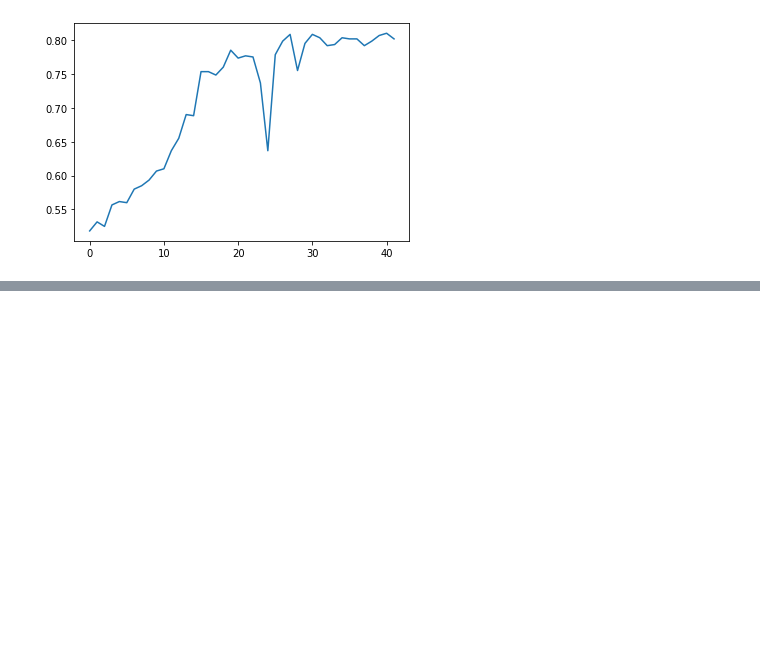
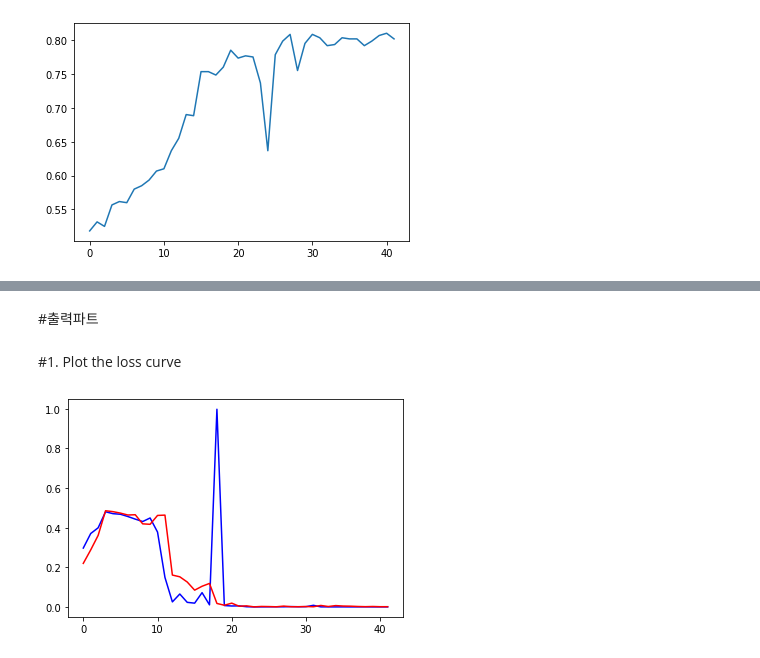
Before and after one commit to CJavaPython/AssignmentFolder, a Jupyter notebook: Assignment11/Assignment11.ipynb, the cells around one changed output, grey strips where cells are left out. Cells and saved outputs as stored; diff of their text form; code cells hidden in the pictures; blank space fills up the shorter version.

Commit message:
plot quantitive results

```diff
--- a/Assignment11/Assignment11.ipynb
+++ b/Assignment11/Assignment11.ipynb
@@ -176,8 +176,6 @@ cuda-libraries-dev-10-0 is already the newest version (10.0.130-1).
 + set +ex
 Installation succeeded!
 # %%
-#뒤집지 않은거
-
 #상수
 iter = 0
 #if learning rate is too small
@@ -195,12 +193,11 @@ test_accuracy_list = []
 train_correct = 0
 test_correct = 0
 
-threshold = 0.00005
-#correct / miss list
-correct_label = []
-correct_image = []
-miss_label = []
-miss_image = []
+threshold = 0.00003
+#prediction
+y_pred_train = np.zeros(len(X_train))
+y_pred_test = np.zeros(len(X_test))
+
 #to use convergence append 0
 train_loss_list.append(0)
 
@@ -253,6 +250,7 @@ while iter < 100:
 
     if T.argmax(axis = 0) == y_train[i]:
       train_correct += 1
+    y_pred_train[i] = T.argmax()
 
     #test
     if i < 600:
@@ -269,7 +267,7 @@ while iter < 100:
       testing_loss = np.abs(t_loss) + lmbd * (np.sum(u ** 2) + np.sum(v ** 2) + np.sum(w ** 2) + np.sum(q ** 2))
       if t.argmax(axis = 0) == y_test[i]:
         test_correct += 1
-
+      y_pred_test[i] = t.argmax()
 
   #loss check
   #절댓값으로구해 음수일때 -로 가서 헷갈리는 그래프를 만들지 않도록 함
@@ -592,0 +364,10 @@ KeyboardInterrupt: ignored
+# %% [markdown]
+#출력파트
+# %% [markdown]
+#1. Plot the loss curve
+# %%
+plt.plot(train_loss_list, color = 'b')
+plt.plot(test_loss_list, color = 'r')
+plt.show()
+# %% [output]
+[figure, added]
```
Also changed, not shown: parts of 10 cells of this notebook.
